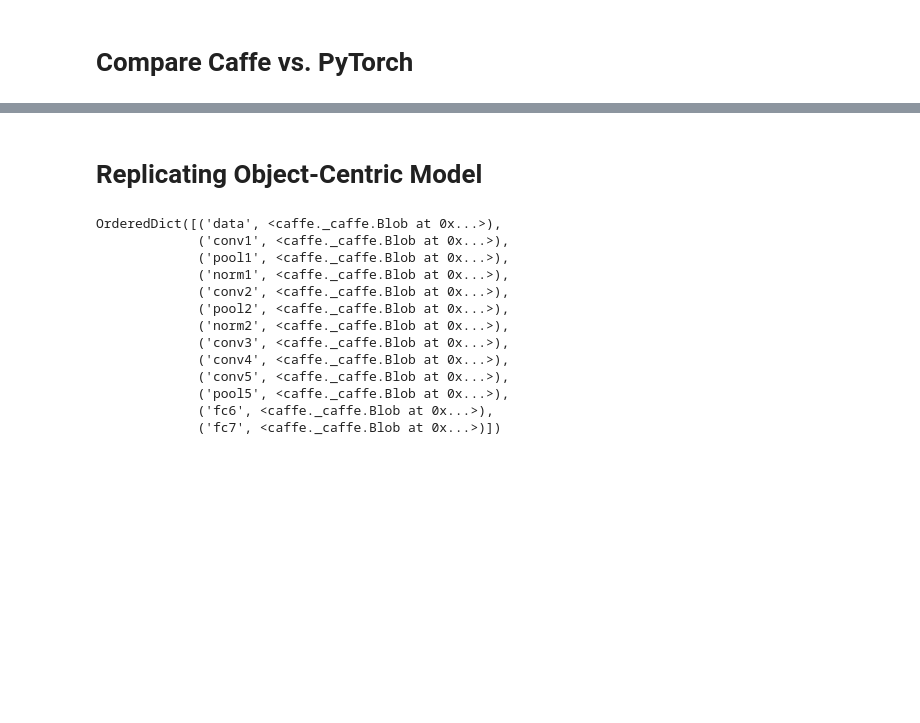
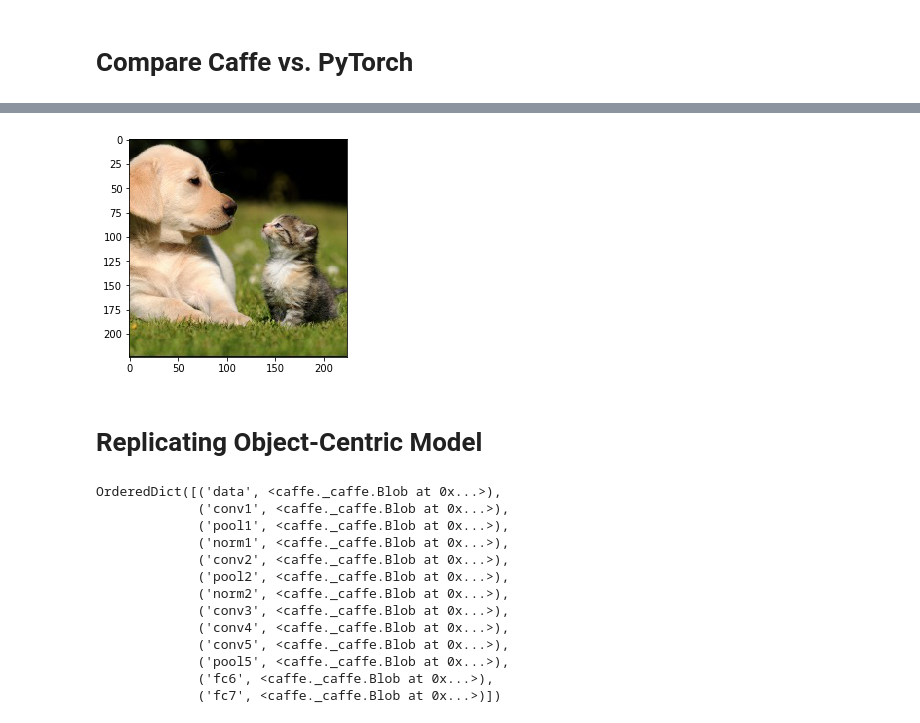
Before and after one commit to ruthcfong/pytorch_models, a Jupyter notebook: playground.ipynb, the cells around one changed output, grey strips where cells are left out. Saved outputs shown, nothing was run; the diff lists cells and outputs as text; code cells hidden in the pictures; blank space fills up the shorter version.

```diff
--- a/playground.ipynb
+++ b/playground.ipynb
@@ -24,0 +90,3 @@ y = torch_net(x)
+# %%
+im = misc.imread(DEFAULT_IMG_PATH)
+x2 = prep_image(im.astype(float))
@@ -25,3 +194,9 @@ y = torch_net(x)
+# %%
+import matplotlib.pyplot as plt
+plt.imshow(im) #x.transpose(1, 2, 0))
+plt.show()
+# %% [output]
+[figure, added]
 # %% [markdown]
 # Replicating Object-Centric Model
 # %%
```
Also changed, not shown: parts of 16 cells of this notebook.
